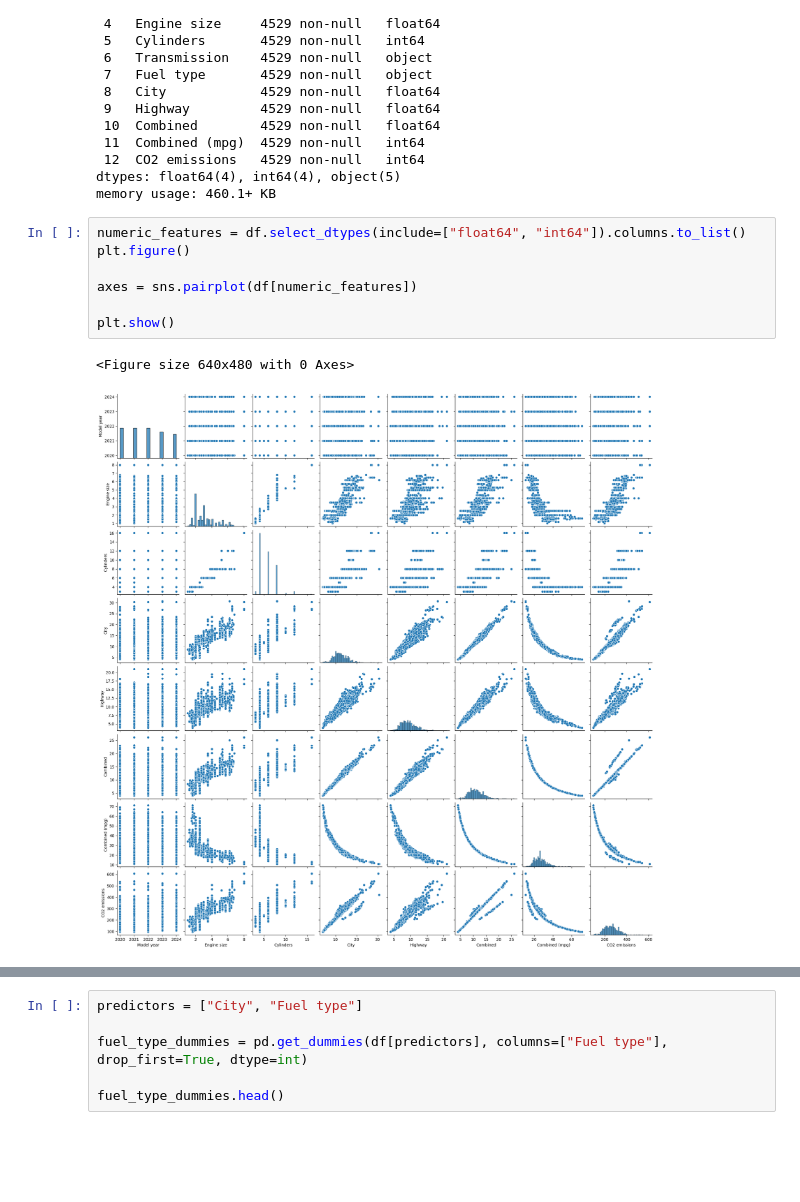
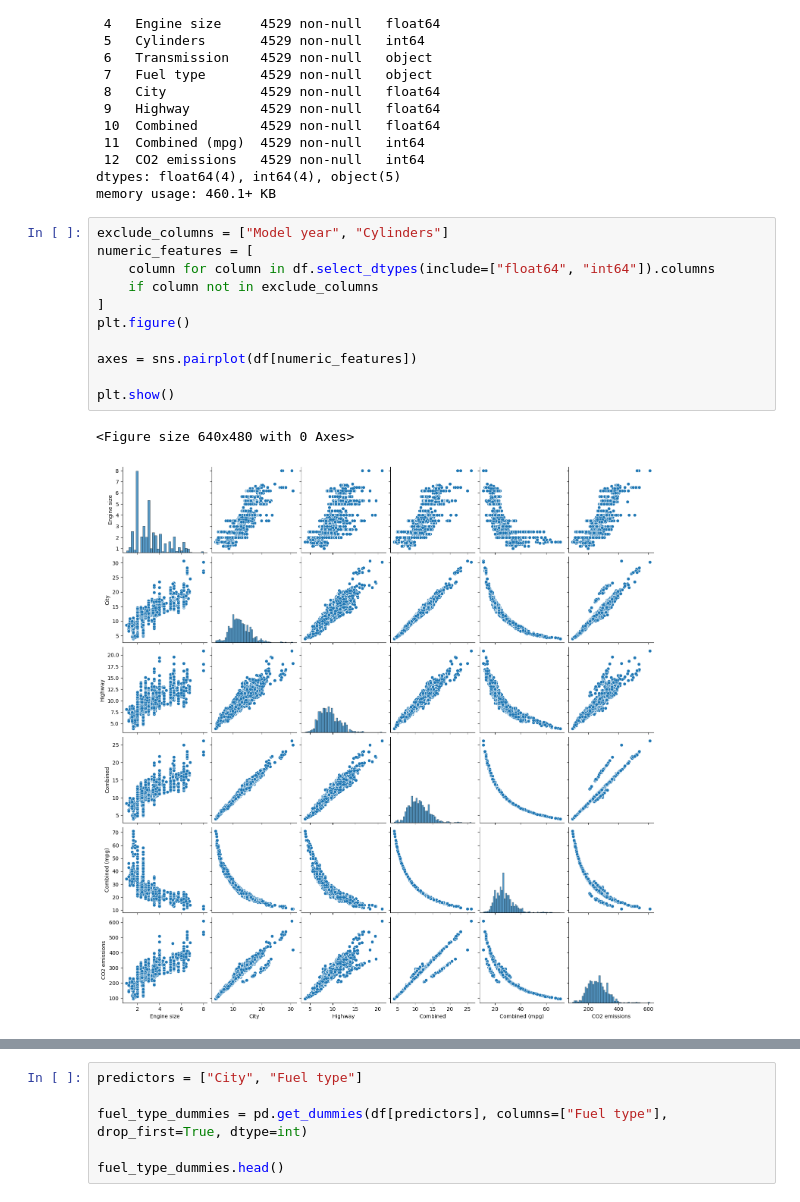
Before and after one commit to Talhamuhammadali/ML-projects, a Jupyter notebook: Linear Regression/co2-emission/co2_emissions.ipynb, the cells around one changed output, grey strips where cells are left out. Saved outputs shown, nothing was run; the diff lists cells and outputs as text; blank space fills up the shorter version.

```diff
--- a/Linear Regression/co2-emission/co2_emissions.ipynb
+++ b/Linear Regression/co2-emission/co2_emissions.ipynb
@@ -74,15 +73,19 @@ Data columns (total 13 columns):
 dtypes: float64(4), int64(4), object(5)
 memory usage: 460.1+ KB
 # %%
-numeric_features = df.select_dtypes(include=["float64", "int64"]).columns.to_list()
+exclude_columns = ["Model year", "Cylinders"]
+numeric_features = [
+    column for column in df.select_dtypes(include=["float64", "int64"]).columns
+    if column not in exclude_columns
+]
 plt.figure()
 
 axes = sns.pairplot(df[numeric_features])
 
 plt.show()
 # %% [output]
 <Figure size 640x480 with 0 Axes>
-[figure, old version]
+[figure, new version]
 # %%
 correlation_matrix = df[numeric_features].corr()
 
```
Also changed, not shown: parts of 5 cells of this notebook.
